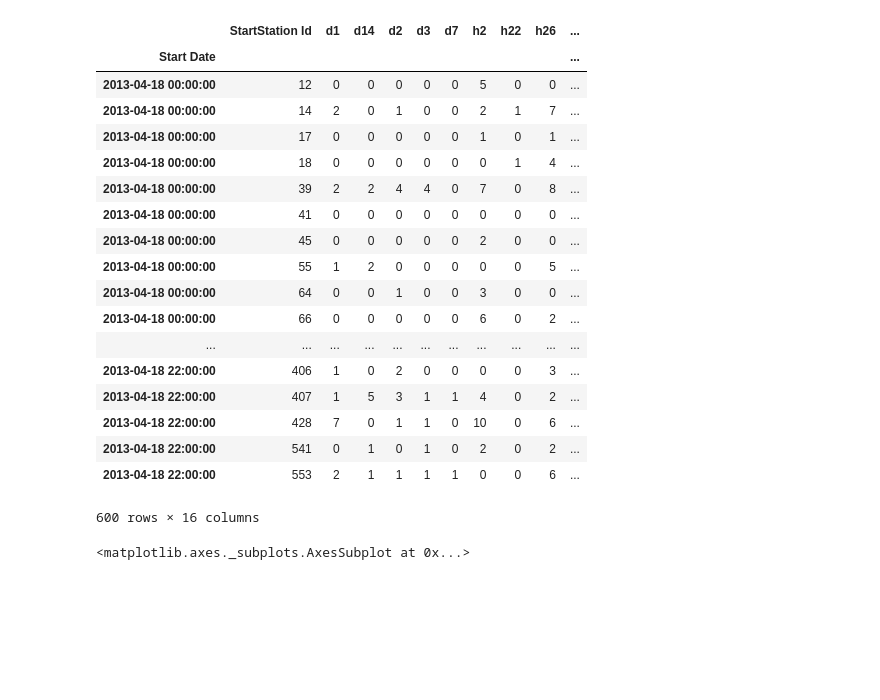
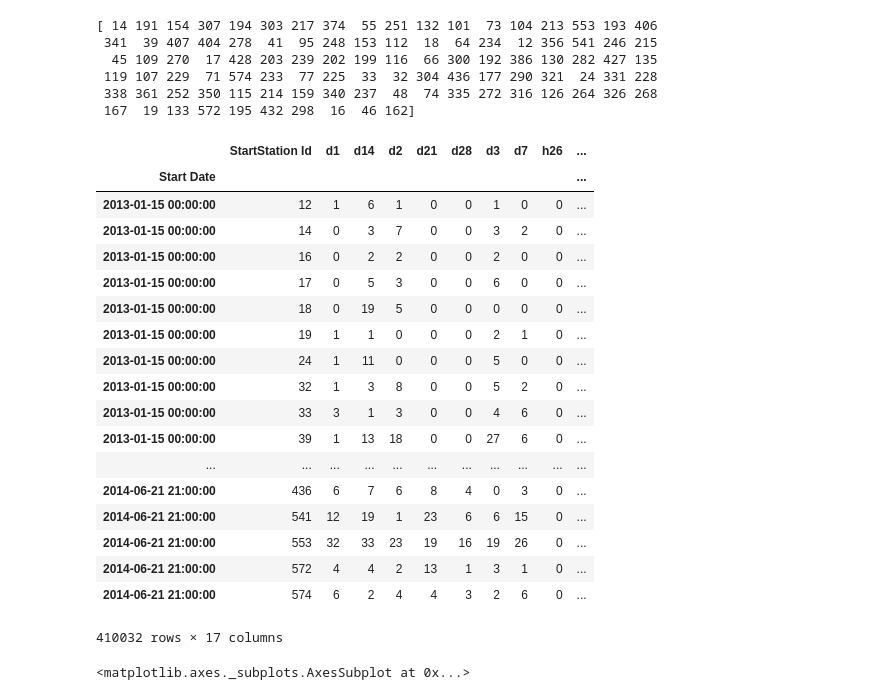
Before and after one commit to cs229-bike-prediction/bike-prediction, a Jupyter notebook: read_data_test.ipynb, the cells around one changed output. Saved outputs shown, nothing was run; the diff lists cells and outputs as text; code cells hidden in the pictures; blank space fills up the shorter version.

```diff
--- a/read_data_test.ipynb
+++ b/read_data_test.ipynb
@@ -38,3 +32,17 @@ filtered_rides = bike_prediction.read_data.filter_top_stations(rides, 50)
+# %%
+filtered_rides = bike_prediction.read_data.filter_top_stations(rides, 100)
+
+filtered_c = [None, None, None]
+filtered_c[0] = bike_prediction.read_data.filter_top_clusters(rides, 1,  10)
+filtered_c[1] = bike_prediction.read_data.filter_top_clusters(rides, 11, 40)
+filtered_c[2] = bike_prediction.read_data.filter_top_clusters(rides, 40, 100)
+# %% [output]
+[ 14 191 154 307 194 303 217 374  55 251 132 101  73 104 213 553 193 406
+ 341  39 407 404 278  41  95 248 153 112  18  64 234  12 356 541 246 215
+  45 109 270  17 428 203 239 202 199 116  66 300 192 386 130 282 427 135
+ 119 107 229  71 574 233  77 225  33  32 304 436 177 290 321  24 331 228
+ 338 361 252 350 115 214 159 340 237  48  74 335 272 316 126 264 326 268
+ 167  19 133 572 195 432 298  16  46 162]
 # %%
 usage = bike_prediction.read_data.read_data(filtered_rides)
 # %%
@@ -47,4 +55,6 @@ X = bike_prediction.read_data.add_weekday(X)
 # %%
 X = bike_prediction.read_data.add_lat_long(X)
 X = bike_prediction.read_data.prepare_for_write(X)
+# %%
+X = bike_prediction.read_data.add_cluster(X, filtered_c)
 # %%
@@ -52,26 +62,26 @@ X.to_csv('XY8.csv')
 # %%
 # X['Y']['2013-01-20'].plot()
-X['2013-04-18']
+X
 # %% [output]
-|  | StartStation Id | d1 | d14 | d2 | d3 | d7 | h2 | h22 | h26 | ... |
+|  | StartStation Id | d1 | d14 | d2 | d21 | d28 | d3 | d7 | h26 | ... |
 | Start Date |  |  |  |  |  |  |  |  |  | ... |
-| 2013-04-18 00:00:00 | 12 | 0 | 0 | 0 | 0 | 0 | 5 | 0 | 0 | ... |
-| 2013-04-18 00:00:00 | 14 | 2 | 0 | 1 | 0 | 0 | 2 | 1 | 7 | ... |
-| 2013-04-18 00:00:00 | 17 | 0 | 0 | 0 | 0 | 0 | 1 | 0 | 1 | ... |
-| 2013-04-18 00:00:00 | 18 | 0 | 0 | 0 | 0 | 0 | 0 | 1 | 4 | ... |
-| 2013-04-18 00:00:00 | 39 | 2 | 2 | 4 | 4 | 0 | 7 | 0 | 8 | ... |
-| 2013-04-18 00:00:00 | 41 | 0 | 0 | 0 | 0 | 0 | 0 | 0 | 0 | ... |
-| 2013-04-18 00:00:00 | 45 | 0 | 0 | 0 | 0 | 0 | 2 | 0 | 0 | ... |
-| 2013-04-18 00:00:00 | 55 | 1 | 2 | 0 | 0 | 0 | 0 | 0 | 5 | ... |
-| 2013-04-18 00:00:00 | 64 | 0 | 0 | 1 | 0 | 0 | 3 | 0 | 0 | ... |
-| 2013-04-18 00:00:00 | 66 | 0 | 0 | 0 | 0 | 0 | 6 | 0 | 2 | ... |
+| 2013-01-15 00:00:00 | 12 | 1 | 6 | 1 | 0 | 0 | 1 | 0 | 0 | ... |
+| 2013-01-15 00:00:00 | 14 | 0 | 3 | 7 | 0 | 0 | 3 | 2 | 0 | ... |
+| 2013-01-15 00:00:00 | 16 | 0 | 2 | 2 | 0 | 0 | 2 | 0 | 0 | ... |
+| 2013-01-15 00:00:00 | 17 | 0 | 5 | 3 | 0 | 0 | 6 | 0 | 0 | ... |
+| 2013-01-15 00:00:00 | 18 | 0 | 19 | 5 | 0 | 0 | 0 | 0 | 0 | ... |
+| 2013-01-15 00:00:00 | 19 | 1 | 1 | 0 | 0 | 0 | 2 | 1 | 0 | ... |
+| 2013-01-15 00:00:00 | 24 | 1 | 11 | 0 | 0 | 0 | 5 | 0 | 0 | ... |
+| 2013-01-15 00:00:00 | 32 | 1 | 3 | 8 | 0 | 0 | 5 | 2 | 0 | ... |
+| 2013-01-15 00:00:00 | 33 | 3 | 1 | 3 | 0 | 0 | 4 | 6 | 0 | ... |
+| 2013-01-15 00:00:00 | 39 | 1 | 13 | 18 | 0 | 0 | 27 | 6 | 0 | ... |
 | ... | ... | ... | ... | ... | ... | ... | ... | ... | ... | ... |
-| 2013-04-18 22:00:00 | 406 | 1 | 0 | 2 | 0 | 0 | 0 | 0 | 3 | ... |
-| 2013-04-18 22:00:00 | 407 | 1 | 5 | 3 | 1 | 1 | 4 | 0 | 2 | ... |
-| 2013-04-18 22:00:00 | 428 | 7 | 0 | 1 | 1 | 0 | 10 | 0 | 6 | ... |
-| 2013-04-18 22:00:00 | 541 | 0 | 1 | 0 | 1 | 0 | 2 | 0 | 2 | ... |
-| 2013-04-18 22:00:00 | 553 | 2 | 1 | 1 | 1 | 1 | 0 | 0 | 6 | ... |
+| 2014-06-21 21:00:00 | 436 | 6 | 7 | 6 | 8 | 4 | 0 | 3 | 0 | ... |
+| 2014-06-21 21:00:00 | 541 | 12 | 19 | 1 | 23 | 6 | 6 | 15 | 0 | ... |
+| 2014-06-21 21:00:00 | 553 | 32 | 33 | 23 | 19 | 16 | 19 | 26 | 0 | ... |
+| 2014-06-21 21:00:00 | 572 | 4 | 4 | 2 | 13 | 1 | 3 | 1 | 0 | ... |
+| 2014-06-21 21:00:00 | 574 | 6 | 2 | 4 | 4 | 3 | 2 | 6 | 0 | ... |
-600 rows × 16 columns
+410032 rows × 17 columns
 # %%
 # X[X['StartStation Id']==194]['h23']['2014-02-1':'2014-02-15'].plot()
 X[X['StartStation Id']==300]['Y']['2014-03-9'].plot()
```
Also changed, not shown: parts of 3 cells of this notebook, 4 other files.
